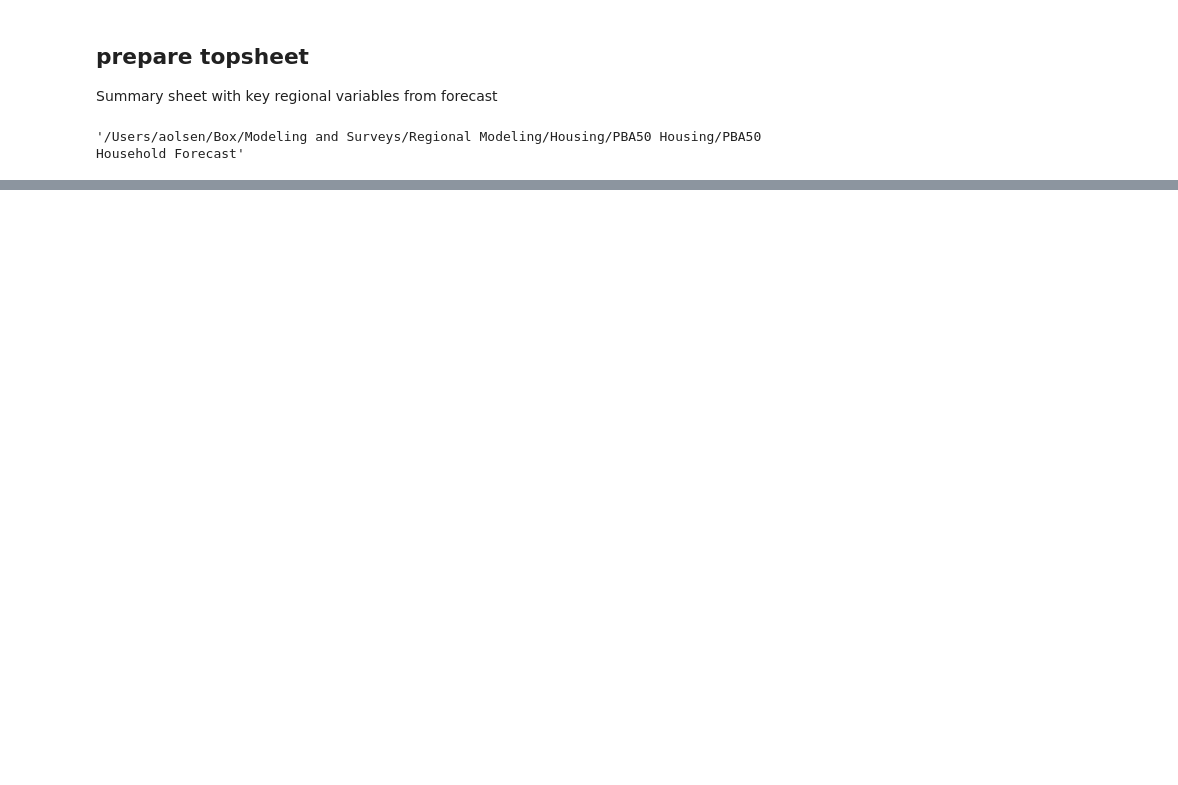
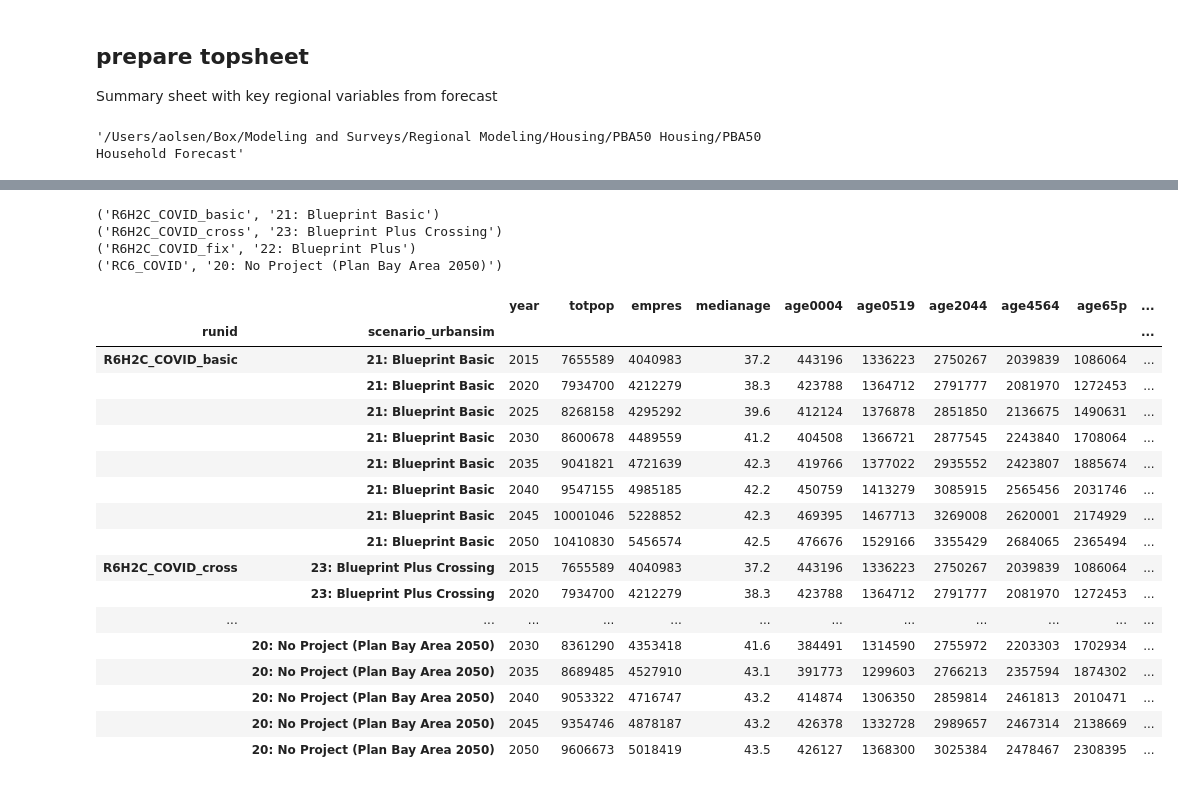
Before and after one commit to BayAreaMetro/regional_forecast, a Jupyter notebook: household_forecast/REGPROJ-HHPROJ 2A - Household income distribution projection PBA2050.ipynb, the cells around one changed output, grey strips where cells are left out. Cells and saved outputs as stored; diff of their text form; code cells hidden in the pictures; blank space fills up the shorter version.

```diff
--- a/household_forecast/REGPROJ-HHPROJ 2A - Household income distribution projection PBA2050.ipynb
+++ b/household_forecast/REGPROJ-HHPROJ 2A - Household income distribution projection PBA2050.ipynb
@@ -1990,0 +2062,4 @@ xlsdata.close()
+# %%
+controls_age=remipop.groupby(['runid','Year','age_grp_mtc']).value.sum().unstack('age_grp_mtc').loc(0)[:,years_out]
+controls_age.index=controls_age.index.set_names('year',level=1)
+controls_age.head()
@@ -1990,0 +2074,4 @@ xlsdata.close()
+# %%
+controls_pop=controls_age.sum(axis=1).to_frame(name='totpop')
+controls_pop.index=controls_pop.index.set_names('year',level=1)
+controls_pop.head(2)
@@ -1990,0 +2083,19 @@ xlsdata.close()
+# %%
+controls_vacancy_rates=pd.concat([pd.Series(.017,index=range(2015,2020)),
+           pd.Series(np.linspace(start=.017,stop=.05,num=11),index=range(2020,2031)),
+           pd.Series(.05,index=range(2031,2051))])
+controls_vacancy_rates.index=vacancy_rates.index.set_names('year')
+controls_vacancy_rates.name='st_res_vac'
+# %%
+regional_controls=pd.concat([controls_medianage,controls_pop,controls_empres,controls_age],axis=1).reorder_levels(['year','runid']).join(controls_vacancy_rates)
+regional_controls=regional_controls.loc[years_out].reset_index()
+
+regional_controls['scenario_urbansim']=regional_controls.runid.map(scenarios_urbansim)
+regional_controls=regional_controls[regional_controls.runid.isin(scenarios_urbansim)]
+regional_controls=regional_controls.set_index(['runid','scenario_urbansim']).loc[:,controls_schema]
+
+
+regional_controls[[u'year', u'totpop', u'empres', u'age0004', u'age0519', u'age2044', u'age4564', u'age65p']]=regional_controls[[u'year', u'totpop', u'empres', u'age0004', u'age0519', u'age2044', u'age4564', u'age65p']].round(0).astype(int)
+regional_controls.update(regional_controls[[u'medianage',u'st_res_vac' ]].round(3).astype(float))
+
+regional_controls.dtypes
@@ -1990,0 +2114,32 @@ xlsdata.close()
+# %%
+## write to CSV files on box
+
+for nme, dta in regional_controls.groupby(level=['runid','scenario_urbansim']):
+    print nme
+    dta.to_csv(os.path.join(box,'Modeling and Surveys/Regional Modeling/REMI/REMI files/PBA50 Blueprint/REMI output/{pth}/regional_controls_s{fl}.csv'.format(pth=scenarios_boxfoldermap[nme[0]],fl=nme[1][:2])))
+# %% [output]
+('R6H2C_COVID_basic', '21: Blueprint Basic')
+('R6H2C_COVID_cross', '23: Blueprint Plus Crossing')
+('R6H2C_COVID_fix', '22: Blueprint Plus')
+('RC6_COVID', '20: No Project (Plan Bay Area 2050)')
+# %%
+regional_controls
+# %% [output]
+|  |  | year | totpop | empres | medianage | age0004 | age0519 | age2044 | age4564 | age65p | ... |
+| runid | scenario_urbansim |  |  |  |  |  |  |  |  |  | ... |
+| R6H2C_COVID_basic | 21: Blueprint Basic | 2015 | 7655589 | 4040983 | 37.2 | 443196 | 1336223 | 2750267 | 2039839 | 1086064 | ... |
+|  | 21: Blueprint Basic | 2020 | 7934700 | 4212279 | 38.3 | 423788 | 1364712 | 2791777 | 2081970 | 1272453 | ... |
+|  | 21: Blueprint Basic | 2025 | 8268158 | 4295292 | 39.6 | 412124 | 1376878 | 2851850 | 2136675 | 1490631 | ... |
+|  | 21: Blueprint Basic | 2030 | 8600678 | 4489559 | 41.2 | 404508 | 1366721 | 2877545 | 2243840 | 1708064 | ... |
+|  | 21: Blueprint Basic | 2035 | 9041821 | 4721639 | 42.3 | 419766 | 1377022 | 2935552 | 2423807 | 1885674 | ... |
+|  | 21: Blueprint Basic | 2040 | 9547155 | 4985185 | 42.2 | 450759 | 1413279 | 3085915 | 2565456 | 2031746 | ... |
+|  | 21: Blueprint Basic | 2045 | 10001046 | 5228852 | 42.3 | 469395 | 1467713 | 3269008 | 2620001 | 2174929 | ... |
+|  | 21: Blueprint Basic | 2050 | 10410830 | 5456574 | 42.5 | 476676 | 1529166 | 3355429 | 2684065 | 2365494 | ... |
+| R6H2C_COVID_cross | 23: Blueprint Plus Crossing | 2015 | 7655589 | 4040983 | 37.2 | 443196 | 1336223 | 2750267 | 2039839 | 1086064 | ... |
+|  | 23: Blueprint Plus Crossing | 2020 | 7934700 | 4212279 | 38.3 | 423788 | 1364712 | 2791777 | 2081970 | 1272453 | ... |
+| ... | ... | ... | ... | ... | ... | ... | ... | ... | ... | ... | ... |
+|  | 20: No Project (Plan Bay Area 2050) | 2030 | 8361290 | 4353418 | 41.6 | 384491 | 1314590 | 2755972 | 2203303 | 1702934 | ... |
+|  | 20: No Project (Plan Bay Area 2050) | 2035 | 8689485 | 4527910 | 43.1 | 391773 | 1299603 | 2766213 | 2357594 | 1874302 | ... |
+|  | 20: No Project (Plan Bay Area 2050) | 2040 | 9053322 | 4716747 | 43.2 | 414874 | 1306350 | 2859814 | 2461813 | 2010471 | ... |
+|  | 20: No Project (Plan Bay Area 2050) | 2045 | 9354746 | 4878187 | 43.2 | 426378 | 1332728 | 2989657 | 2467314 | 2138669 | ... |
+|  | 20: No Project (Plan Bay Area 2050) | 2050 | 9606673 | 5018419 | 43.5 | 426127 | 1368300 | 3025384 | 2478467 | 2308395 | ... |
```
Also changed, not shown: parts of 40 cells of this notebook, 1 other file.
